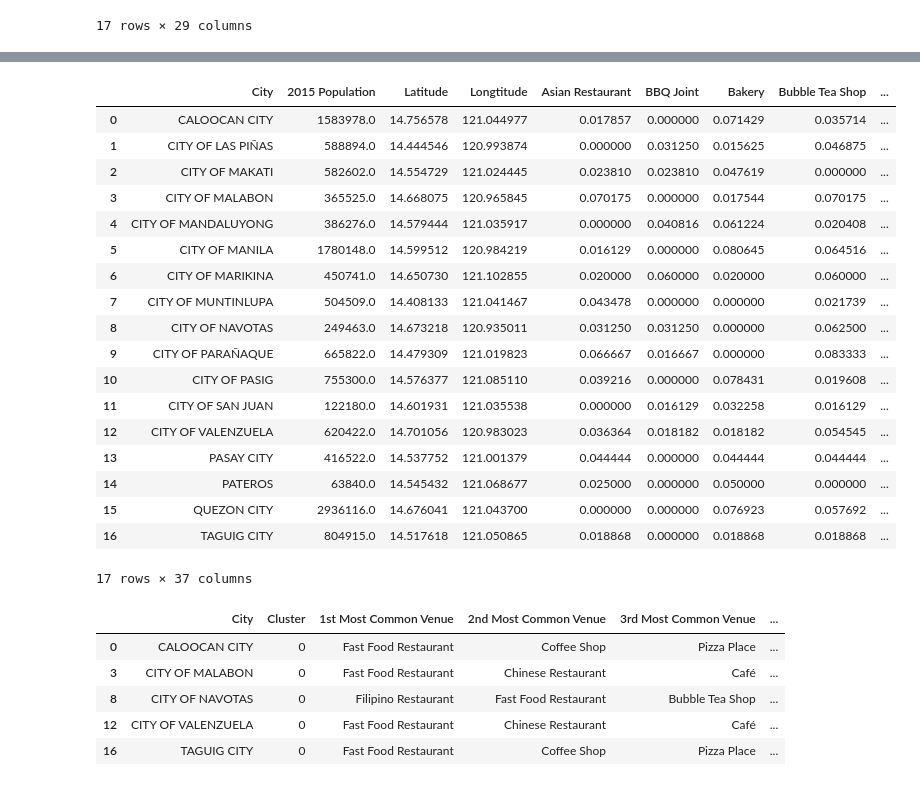
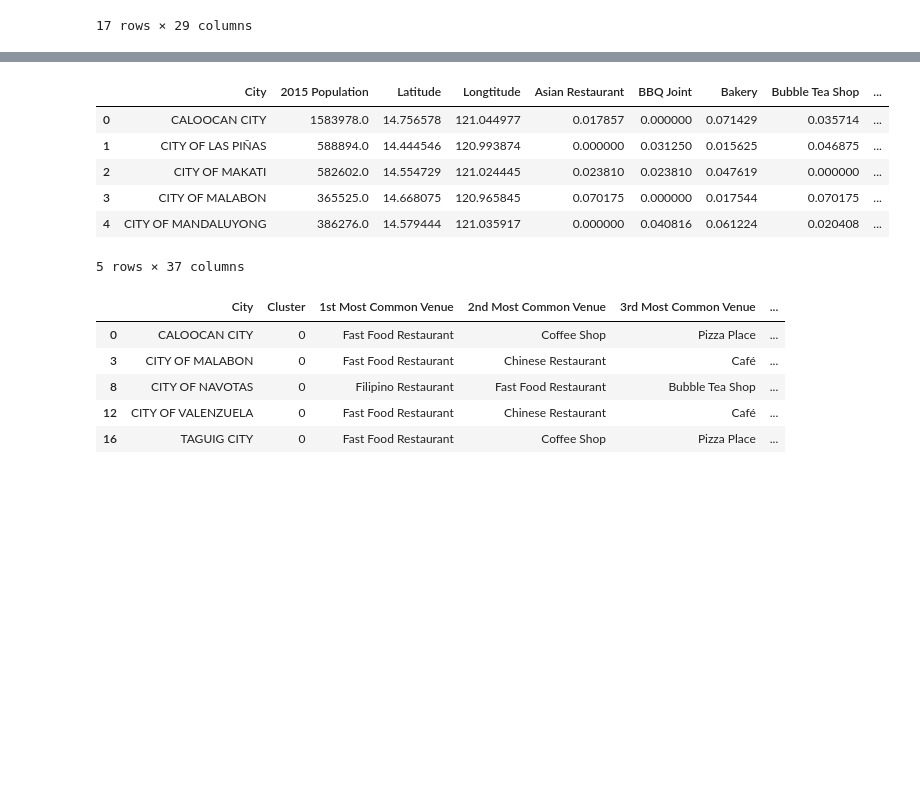
Before and after one commit to kjfjose/Coursera_Capstone, a Jupyter notebook: Coursera_Final_Capstone.ipynb, the cells around one changed output, grey strips where cells are left out. Cells and saved outputs as stored; diff of their text form; code cells hidden in the pictures; blank space fills up the shorter version.

Commit message:
done with correction of city arrangement, and klustering

```diff
--- a/Coursera_Final_Capstone.ipynb
+++ b/Coursera_Final_Capstone.ipynb
@@ -848,27 +848,15 @@ cuisine_clusters
 # %%
 cuisines_grouped=cuisines_clustered.join(neighborhoods_venues_sorted.drop(['City'], axis=1))
 # %%
-cuisines_grouped
+cuisines_grouped.head()
 # %% [output]
 |  | City | 2015 Population | Latitude | Longtitude | Asian Restaurant | BBQ Joint | Bakery | Bubble Tea Shop | ... |
 | 0 | CALOOCAN CITY | 1583978.0 | 14.756578 | 121.044977 | 0.017857 | 0.000000 | 0.071429 | 0.035714 | ... |
 | 1 | CITY OF LAS PIÑAS | 588894.0 | 14.444546 | 120.993874 | 0.000000 | 0.031250 | 0.015625 | 0.046875 | ... |
 | 2 | CITY OF MAKATI | 582602.0 | 14.554729 | 121.024445 | 0.023810 | 0.023810 | 0.047619 | 0.000000 | ... |
 | 3 | CITY OF MALABON | 365525.0 | 14.668075 | 120.965845 | 0.070175 | 0.000000 | 0.017544 | 0.070175 | ... |
 | 4 | CITY OF MANDALUYONG | 386276.0 | 14.579444 | 121.035917 | 0.000000 | 0.040816 | 0.061224 | 0.020408 | ... |
-| 5 | CITY OF MANILA | 1780148.0 | 14.599512 | 120.984219 | 0.016129 | 0.000000 | 0.080645 | 0.064516 | ... |
-| 6 | CITY OF MARIKINA | 450741.0 | 14.650730 | 121.102855 | 0.020000 | 0.060000 | 0.020000 | 0.060000 | ... |
-| 7 | CITY OF MUNTINLUPA | 504509.0 | 14.408133 | 121.041467 | 0.043478 | 0.000000 | 0.000000 | 0.021739 | ... |
-| 8 | CITY OF NAVOTAS | 249463.0 | 14.673218 | 120.935011 | 0.031250 | 0.031250 | 0.000000 | 0.062500 | ... |
-| 9 | CITY OF PARAÑAQUE | 665822.0 | 14.479309 | 121.019823 | 0.066667 | 0.016667 | 0.000000 | 0.083333 | ... |
-| 10 | CITY OF PASIG | 755300.0 | 14.576377 | 121.085110 | 0.039216 | 0.000000 | 0.078431 | 0.019608 | ... |
-| 11 | CITY OF SAN JUAN | 122180.0 | 14.601931 | 121.035538 | 0.000000 | 0.016129 | 0.032258 | 0.016129 | ... |
-| 12 | CITY OF VALENZUELA | 620422.0 | 14.701056 | 120.983023 | 0.036364 | 0.018182 | 0.018182 | 0.054545 | ... |
-| 13 | PASAY CITY | 416522.0 | 14.537752 | 121.001379 | 0.044444 | 0.000000 | 0.044444 | 0.044444 | ... |
-| 14 | PATEROS | 63840.0 | 14.545432 | 121.068677 | 0.025000 | 0.000000 | 0.050000 | 0.000000 | ... |
-| 15 | QUEZON CITY | 2936116.0 | 14.676041 | 121.043700 | 0.000000 | 0.000000 | 0.076923 | 0.057692 | ... |
-| 16 | TAGUIG CITY | 804915.0 | 14.517618 | 121.050865 | 0.018868 | 0.000000 | 0.018868 | 0.018868 | ... |
-17 rows × 37 columns
+5 rows × 37 columns
 # %%
 cuisines_grouped.loc[cuisines_grouped['Cluster'] == 0, cuisines_grouped.columns[[0] + list(range(28, cuisines_grouped.shape[1]))]]
 # %% [output]
```
